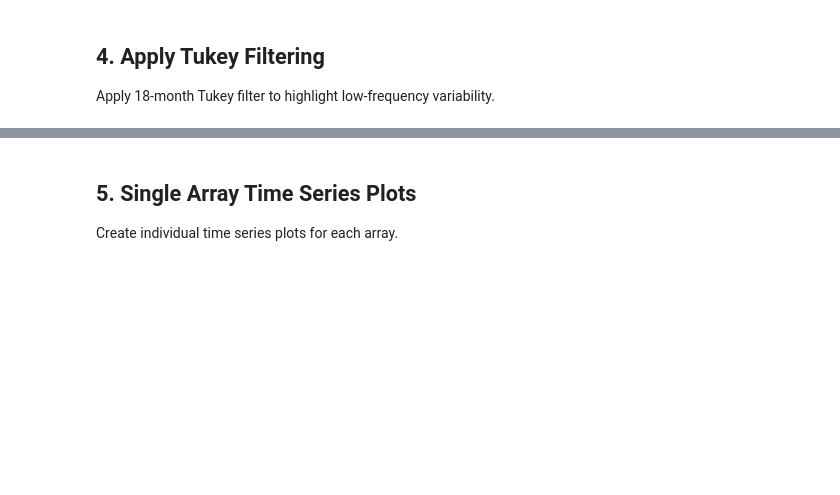
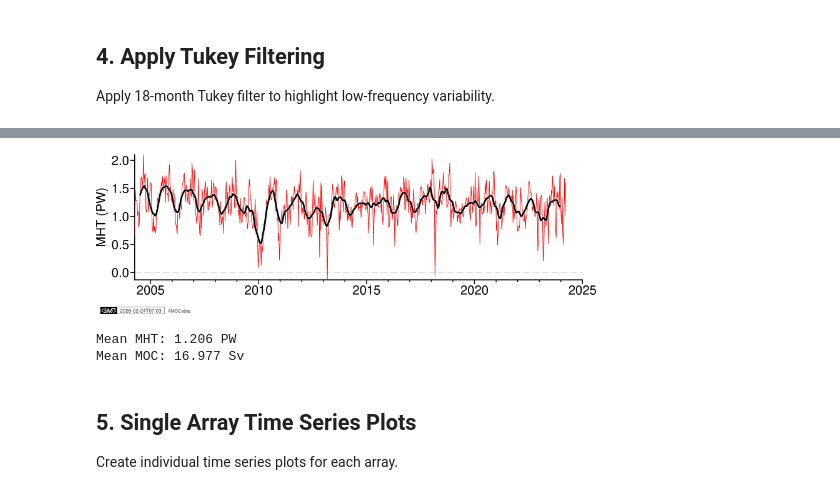
Before and after one commit to AMOCcommunity/amocarray, a Jupyter notebook: notebooks/amoc_paperfigs.ipynb, the cells around one changed output, grey strips where cells are left out. Drawn from its saved outputs; the diff is of its cells as text; code cells hidden in the pictures; blank space fills up the shorter version.

```diff
--- a/notebooks/amoc_paperfigs.ipynb
+++ b/notebooks/amoc_paperfigs.ipynb
@@ -116,3 +536,18 @@ print("✓ Tukey filtering applied (18-month window)")
+# %%
+
+filter_params = {"window_months": 6, "samples_per_day": 1/10, "alpha": 0.5}
+mocha_filt = tools.apply_tukey_filter(mht_df, column="moc", **filter_params)
+fig_mocha = plotters.plot_moc_timeseries_pygmt(mocha_filt, label="MHT (PW)")
+fig_mocha.show()
+mht_mean = mht_df["moc"].mean()
+print(f"Mean MHT: {mht_mean:.3f} PW")
+
+mht_mean = rapid_df["moc"].mean()
+print(f"Mean MOC: {mht_mean:.3f} Sv")
+# %% [output]
+[figure, added]
+Mean MHT: 1.206 PW
+Mean MOC: 16.977 Sv
 # %% [markdown]
 ## 5. Single Array Time Series Plots
 
```
Also changed, not shown: parts of 16 cells of this notebook, 32 other files.
